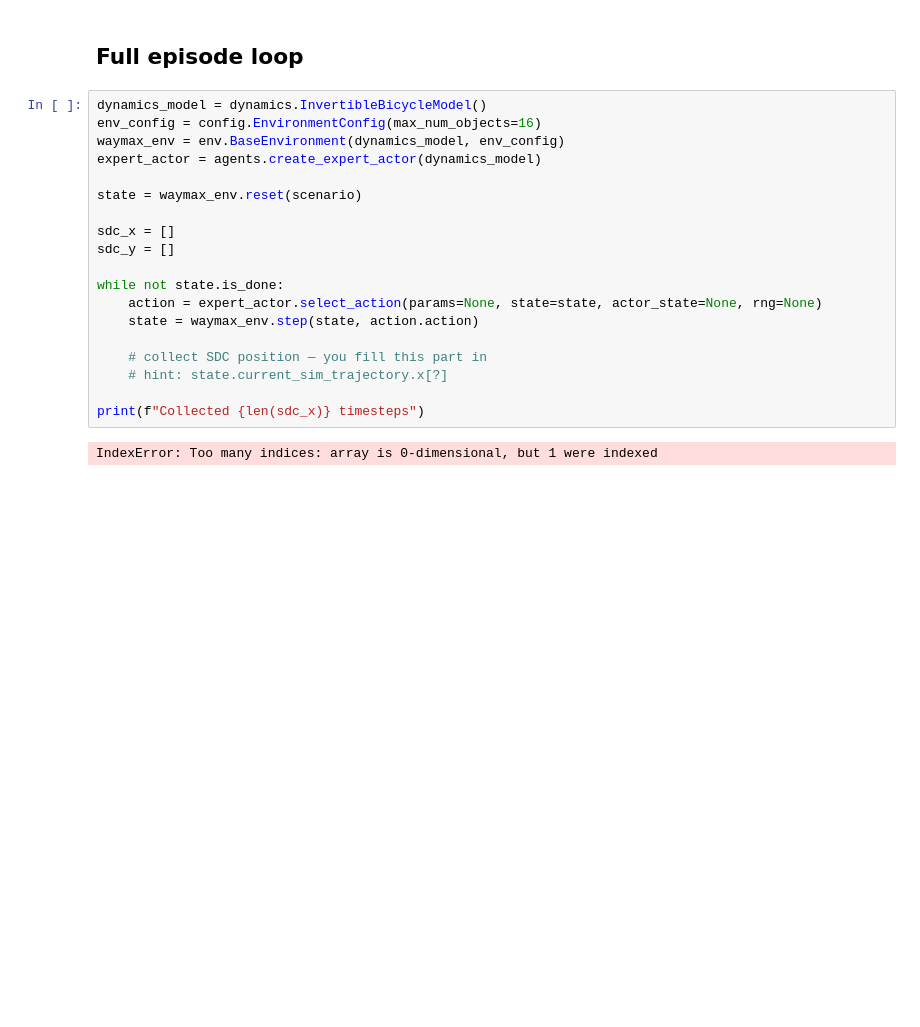
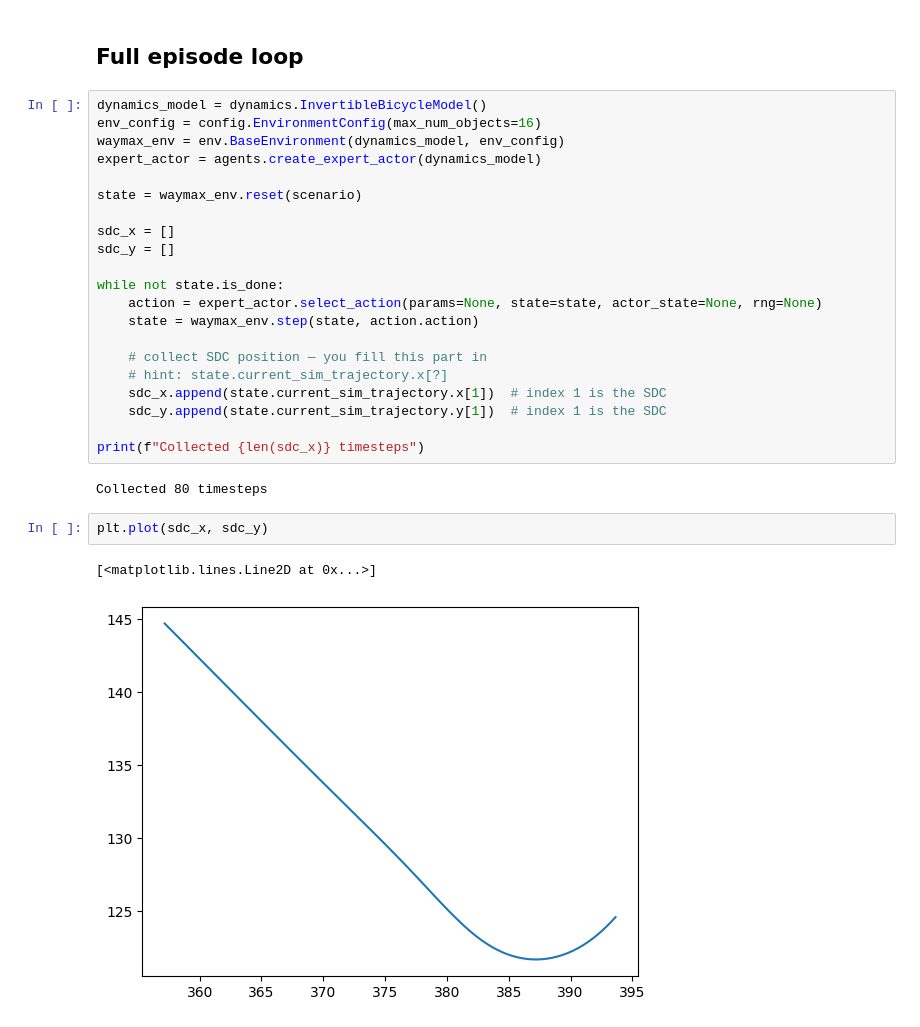
Before and after one commit to ducmngx/waymax-projects, a Jupyter notebook: notebooks/explore_sim.ipynb, the cells around one changed output. Cells and saved outputs as stored; diff of their text form; blank space fills up the shorter version.

Commit message:
Add notebook cells to explore the simulation environment and visualize the results.

```diff
--- a/notebooks/explore_sim.ipynb
+++ b/notebooks/explore_sim.ipynb
@@ -184,7 +184,14 @@ while not state.is_done:
 
     # collect SDC position — you fill this part in
     # hint: state.current_sim_trajectory.x[?]
+    sdc_x.append(state.current_sim_trajectory.x[1])  # index 1 is the SDC
+    sdc_y.append(state.current_sim_trajectory.y[1])  # index 1 is the SDC
 
 print(f"Collected {len(sdc_x)} timesteps")
 # %% [output]
-IndexError: Too many indices: array is 0-dimensional, but 1 were indexed
+Collected 80 timesteps
+# %%
+plt.plot(sdc_x, sdc_y)
+# %% [output]
+[<matplotlib.lines.Line2D at 0x...>]
+[figure, added]
```
Also changed, not shown: parts of 1 cell of this notebook.
